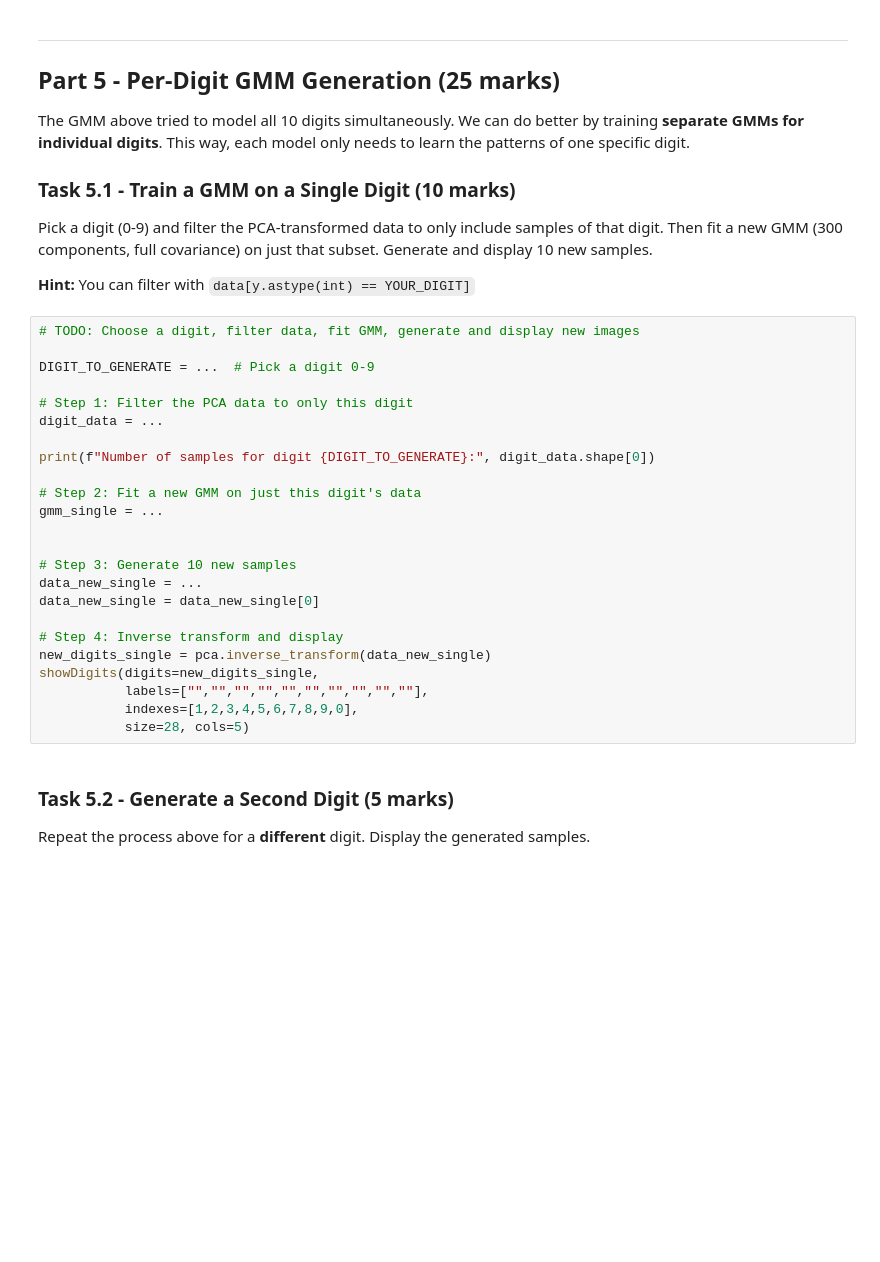
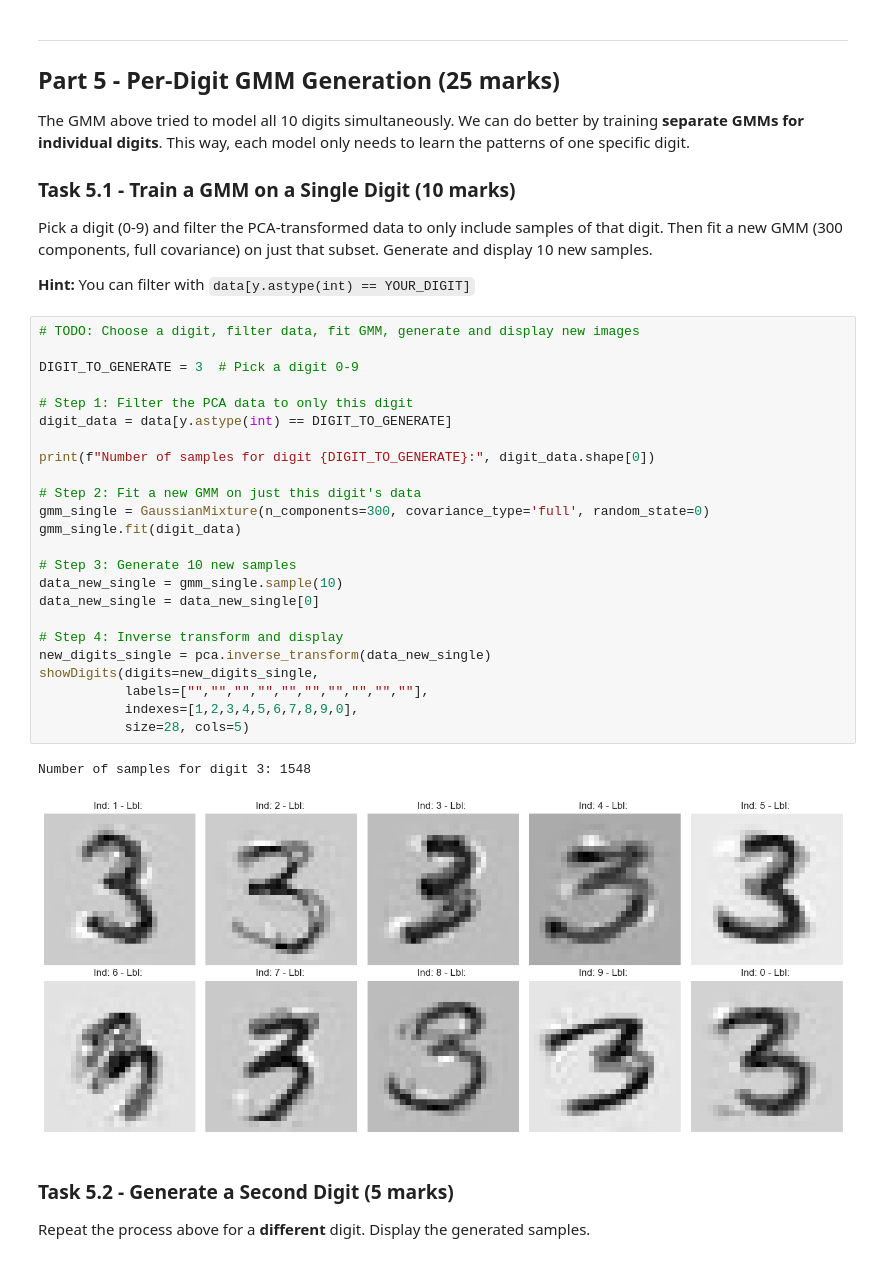
Before and after one commit to 3950-1252-Intro-to-machine-learning/3950-assignment3-smalona1, a Jupyter notebook: gmm_image_generation_assignment.ipynb, the cells around one changed output. Saved outputs shown, nothing was run; the diff lists cells and outputs as text; blank space fills up the shorter version.

```diff
--- a/gmm_image_generation_assignment.ipynb
+++ b/gmm_image_generation_assignment.ipynb
@@ -215,27 +231,30 @@ Pick a digit (0-9) and filter the PCA-transformed data to only include samples o
 # %%
 # TODO: Choose a digit, filter data, fit GMM, generate and display new images
 
-DIGIT_TO_GENERATE = ...  # Pick a digit 0-9
+DIGIT_TO_GENERATE = 3  # Pick a digit 0-9
 
 # Step 1: Filter the PCA data to only this digit
-digit_data = ...
+digit_data = data[y.astype(int) == DIGIT_TO_GENERATE]
 
 print(f"Number of samples for digit {DIGIT_TO_GENERATE}:", digit_data.shape[0])
 
 # Step 2: Fit a new GMM on just this digit's data
-gmm_single = ...
-
+gmm_single = GaussianMixture(n_components=300, covariance_type='full', random_state=0)
+gmm_single.fit(digit_data)
 
 # Step 3: Generate 10 new samples
-data_new_single = ...
+data_new_single = gmm_single.sample(10)
 data_new_single = data_new_single[0]
 
 # Step 4: Inverse transform and display
 new_digits_single = pca.inverse_transform(data_new_single)
 showDigits(digits=new_digits_single,
            labels=["","","","","","","","","",""],
            indexes=[1,2,3,4,5,6,7,8,9,0],
            size=28, cols=5)
+# %% [output]
+Number of samples for digit 3: 1548
+[figure, added]
 # %% [markdown]
 ### Task 5.2 - Generate a Second Digit (5 marks)
 Repeat the process above for a **different** digit. Display the generated samples.
```
Also changed, not shown: parts of 7 cells of this notebook.
